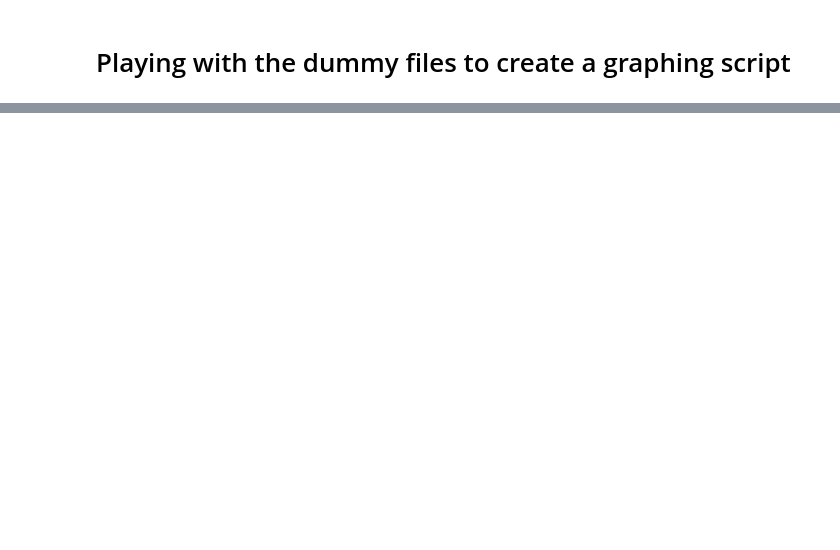
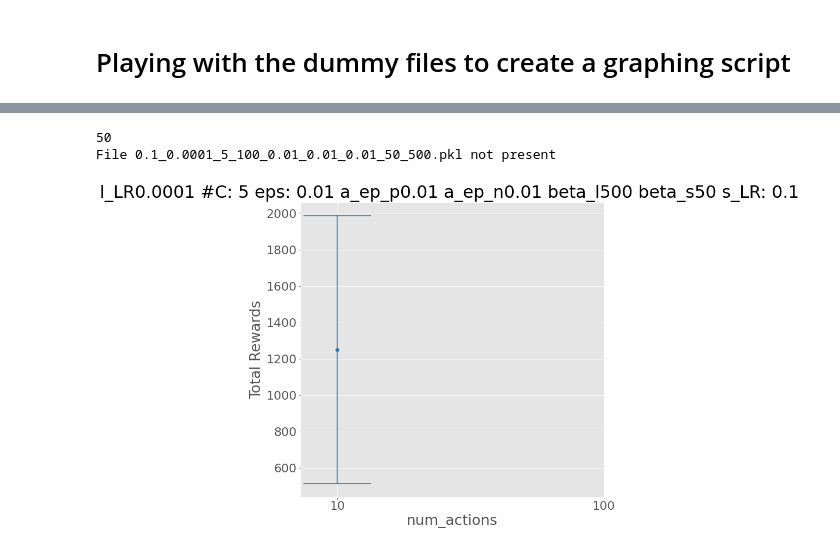
Before and after one commit to ketanjog/LSMemoryModel, a Jupyter notebook: etc/explore_data/create_graphs.ipynb, the cells around one changed output, grey strips where cells are left out. Saved outputs shown, nothing was run; the diff lists cells and outputs as text; code cells hidden in the pictures; blank space fills up the shorter version.

Commit message:
graphs

```diff
--- a/etc/explore_data/create_graphs.ipynb
+++ b/etc/explore_data/create_graphs.ipynb
@@ -18,0 +20,9 @@ plot_ci(
+# %%
+
+def make_plots_pretty():
+    """
+    Sets the standard plotting parameters
+    """
+    plt.style.use("ggplot")
+    font = {"size": 22}
+    plt.rc("font", **font)
@@ -18,0 +319,19 @@ plot_ci(
+# %%
+plot_ci_ltm_run(
+            stm_learning_rate=0.1,
+            ltm_learning_rate=0.0001,
+            num_contexts=5, # fixed
+            num_actions=None,
+            context_epsilon=0.01,
+            action_epsilon_positive=0.01,
+            action_epsilon_negative=0.01,
+            beta_stm=50,
+            beta_ltm=500,
+            save=False,
+            folder=None,
+            y_lim=None
+    )
+# %% [output]
+50
+File 0.1_0.0001_5_100_0.01_0.01_0.01_50_500.pkl not present
+[figure, added]
```
Also changed, not shown: parts of 7 cells of this notebook.
